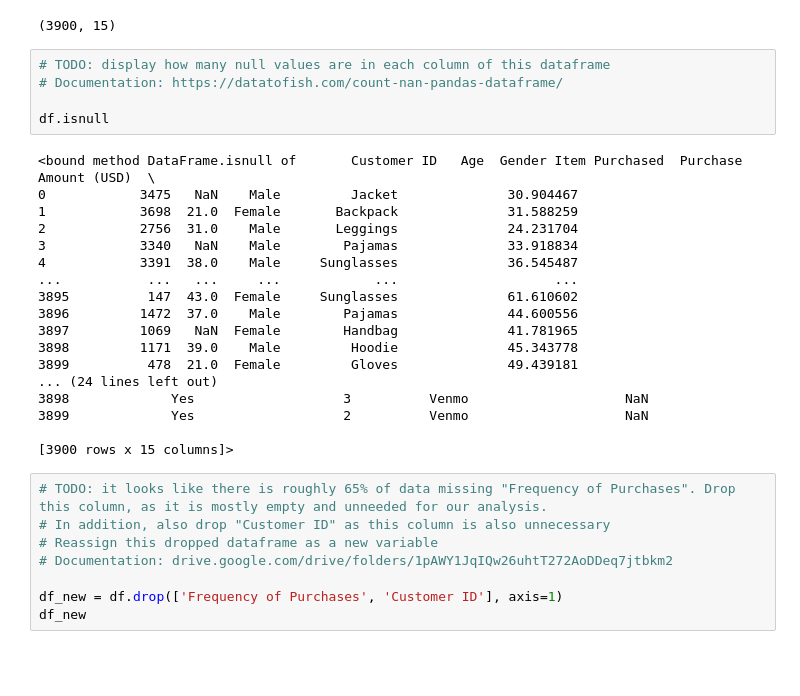
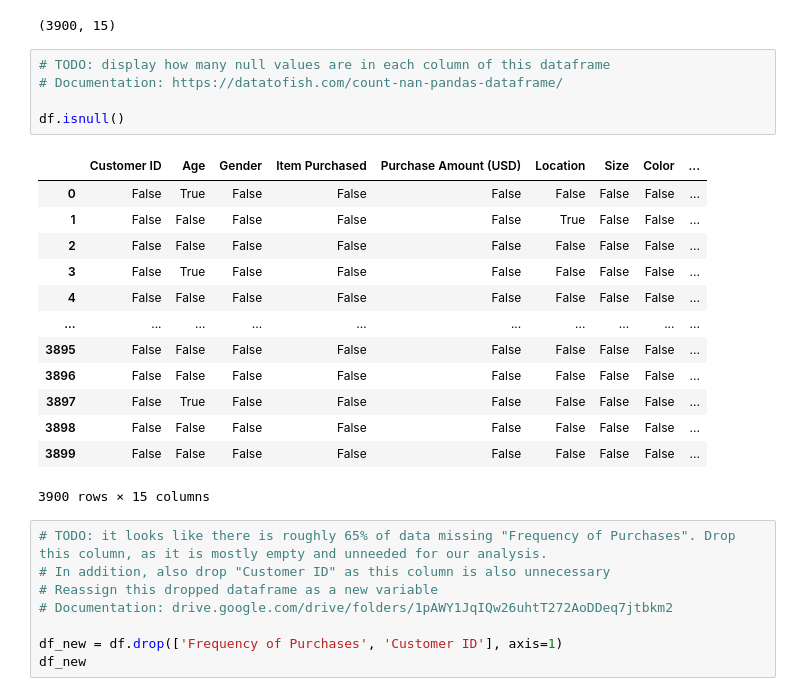
Before and after one commit to adesoyee/shopping-data-lab, a Jupyter notebook: code/02transform.ipynb, the cells around one changed output. Drawn from its saved outputs; the diff is of its cells as text; blank space fills up the shorter version.

```diff
--- a/code/02transform.ipynb
+++ b/code/02transform.ipynb
@@ -27,26 +27,22 @@ print(df.shape)
 # %%
 # TODO: display how many null values are in each column of this dataframe
 # Documentation: https://datatofish.com/count-nan-pandas-dataframe/
 
-df.isnull
+df.isnull()
 # %% [output]
+|  | Customer ID | Age | Gender | Item Purchased | Purchase Amount (USD) | Location | Size | Color | ... |
+| 0 | False | True | False | False | False | False | False | False | ... |
+| 1 | False | False | False | False | False | True | False | False | ... |
+| 2 | False | False | False | False | False | False | False | False | ... |
+| 3 | False | True | False | False | False | False | False | False | ... |
+| 4 | False | False | False | False | False | False | False | False | ... |
+| ... | ... | ... | ... | ... | ... | ... | ... | ... | ... |
+| 3895 | False | False | False | False | False | False | False | False | ... |
+| 3896 | False | False | False | False | False | False | False | False | ... |
+| 3897 | False | True | False | False | False | False | False | False | ... |
+| 3898 | False | False | False | False | False | False | False | False | ... |
+| 3899 | False | False | False | False | False | False | False | False | ... |
-<bound method DataFrame.isnull of       Customer ID   Age  Gender Item Purchased  Purchase Amount (USD)  \
-0            3475   NaN    Male         Jacket              30.904467
-1            3698  21.0  Female       Backpack              31.588259
-2            2756  31.0    Male       Leggings              24.231704
-3            3340   NaN    Male        Pajamas              33.918834
-4            3391  38.0    Male     Sunglasses              36.545487
-...           ...   ...     ...            ...                    ...
-3895          147  43.0  Female     Sunglasses              61.610602
-3896         1472  37.0    Male        Pajamas              44.600556
-3897         1069   NaN  Female        Handbag              41.781965
-3898         1171  39.0    Male         Hoodie              45.343778
-3899          478  21.0  Female         Gloves              49.439181
-... (24 lines left out)
-3898             Yes                   3          Venmo                    NaN
-3899             Yes                   2          Venmo                    NaN
-
-[3900 rows x 15 columns]>
+3900 rows × 15 columns
 # %%
 # TODO: it looks like there is roughly 65% of data missing "Frequency of Purchases". Drop this column, as it is mostly empty and unneeded for our analysis.
 # In addition, also drop "Customer ID" as this column is also unnecessary
```
Also changed, not shown: parts of 3 cells of this notebook, 3 other files.
